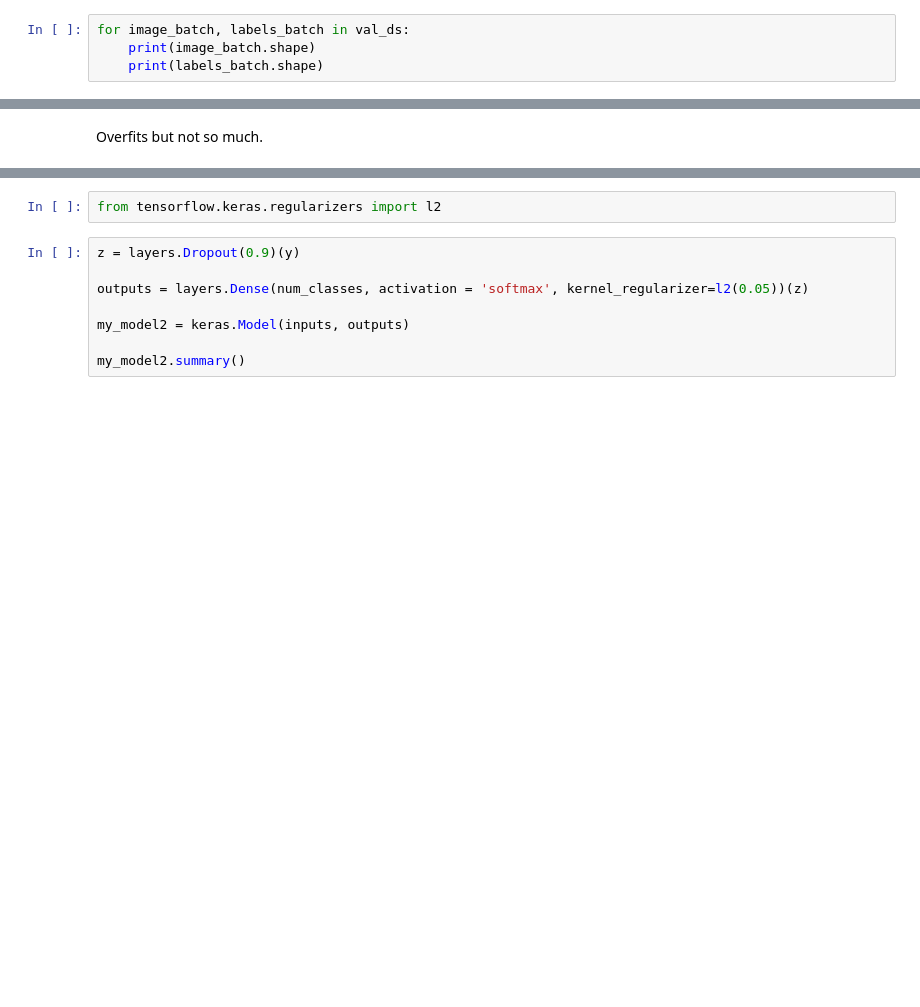
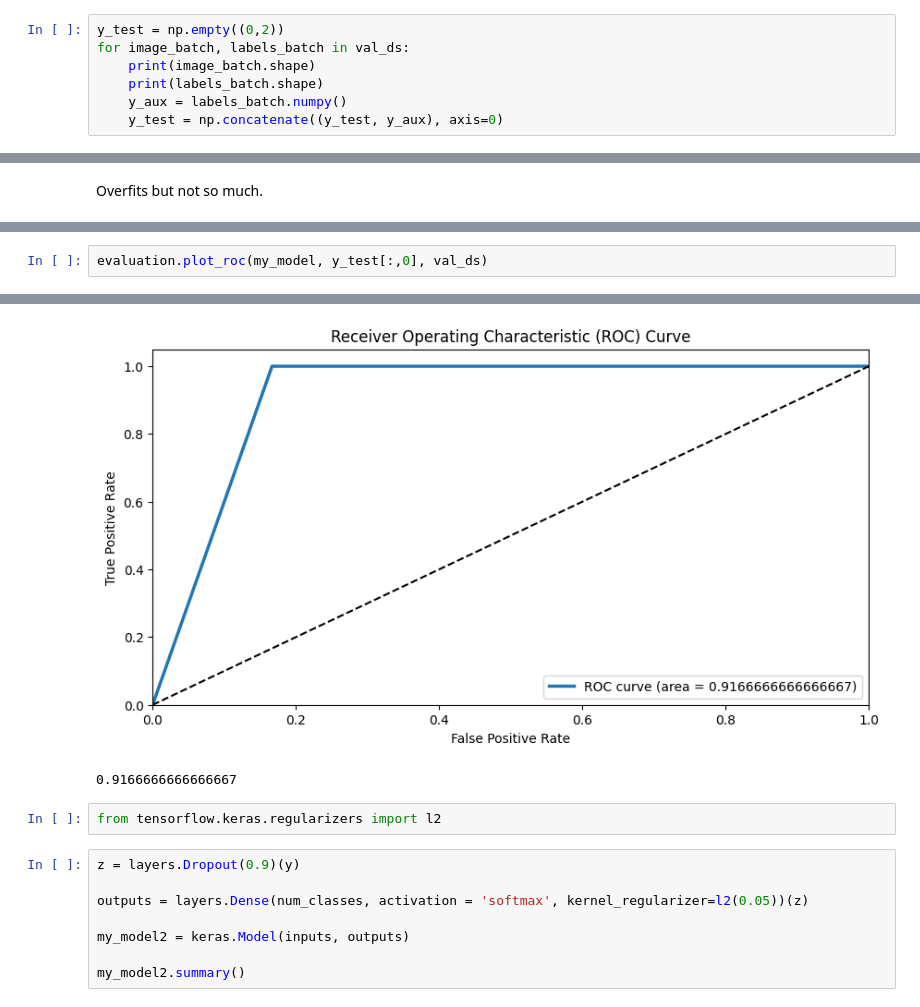
Before and after one commit to christian180492/COVID_DET_X_RAY, a Jupyter notebook: study.ipynb, the cells around one changed output, grey strips where cells are left out. Saved outputs shown, nothing was run; the diff lists cells and outputs as text; blank space fills up the shorter version.

Commit message:
Create .gitignore. Metrics evaluation imlementation.

```diff
--- a/study.ipynb
+++ b/study.ipynb
@@ -130,7 +137,10 @@ for image_batch, labels_batch in train_ds:
 # %%
+y_test = np.empty((0,2))
 for image_batch, labels_batch in val_ds:
     print(image_batch.shape)
     print(labels_batch.shape)
+    y_aux = labels_batch.numpy()
+    y_test = np.concatenate((y_test, y_aux), axis=0)
 # %% [output]
 (18, 224, 224, 3)
 (18, 2)
@@ -213,0 +295,3 @@ Overfits but not so much.
+# %%
+evaluation.plot_roc(my_model, y_test[:,0], val_ds)
+# %% [output]
@@ -214,3 +299,5 @@ Overfits but not so much.
+[figure, added]
+0.9166666666666667
 # %%
 from tensorflow.keras.regularizers import l2
 # %%
```
Also changed, not shown: parts of 21 cells of this notebook, 2 other files.
